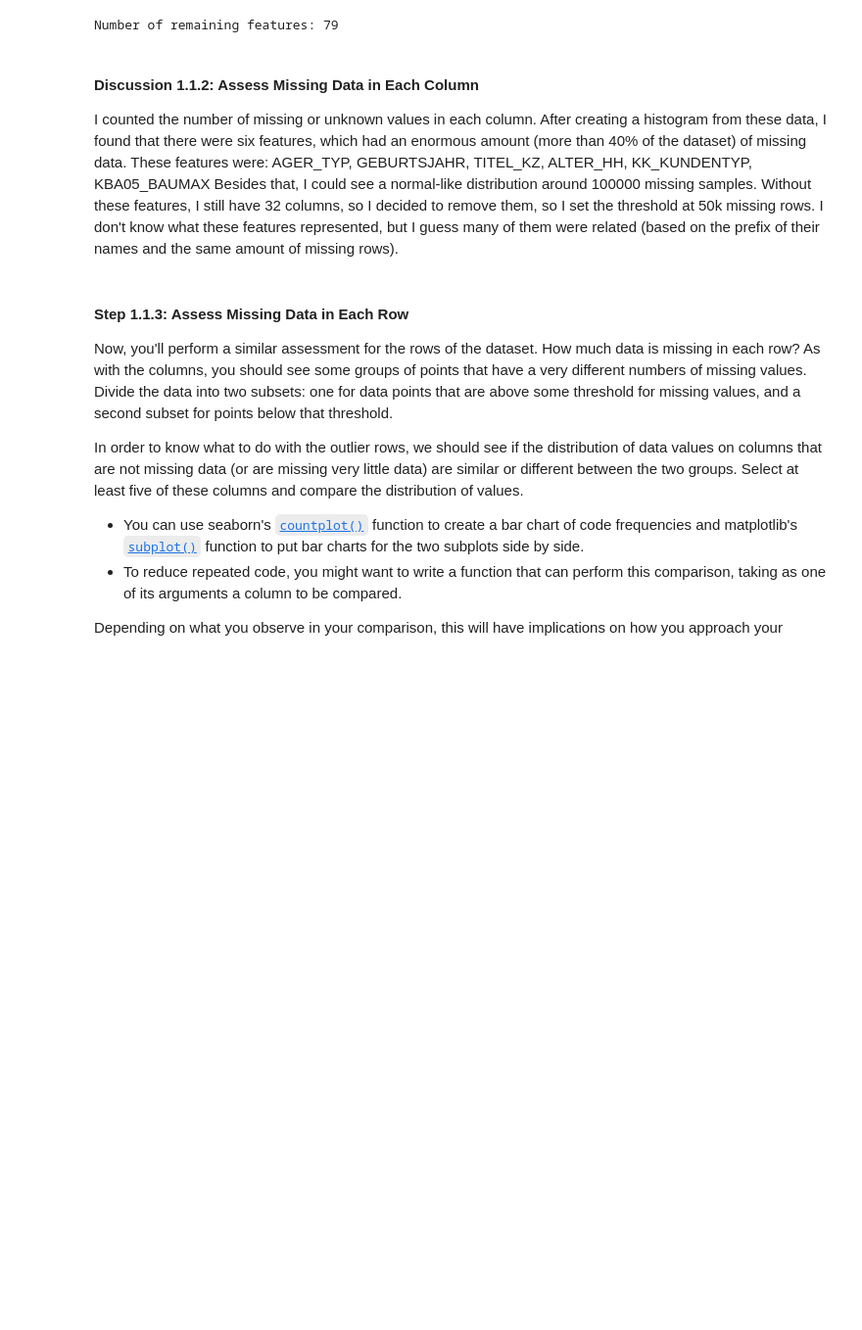
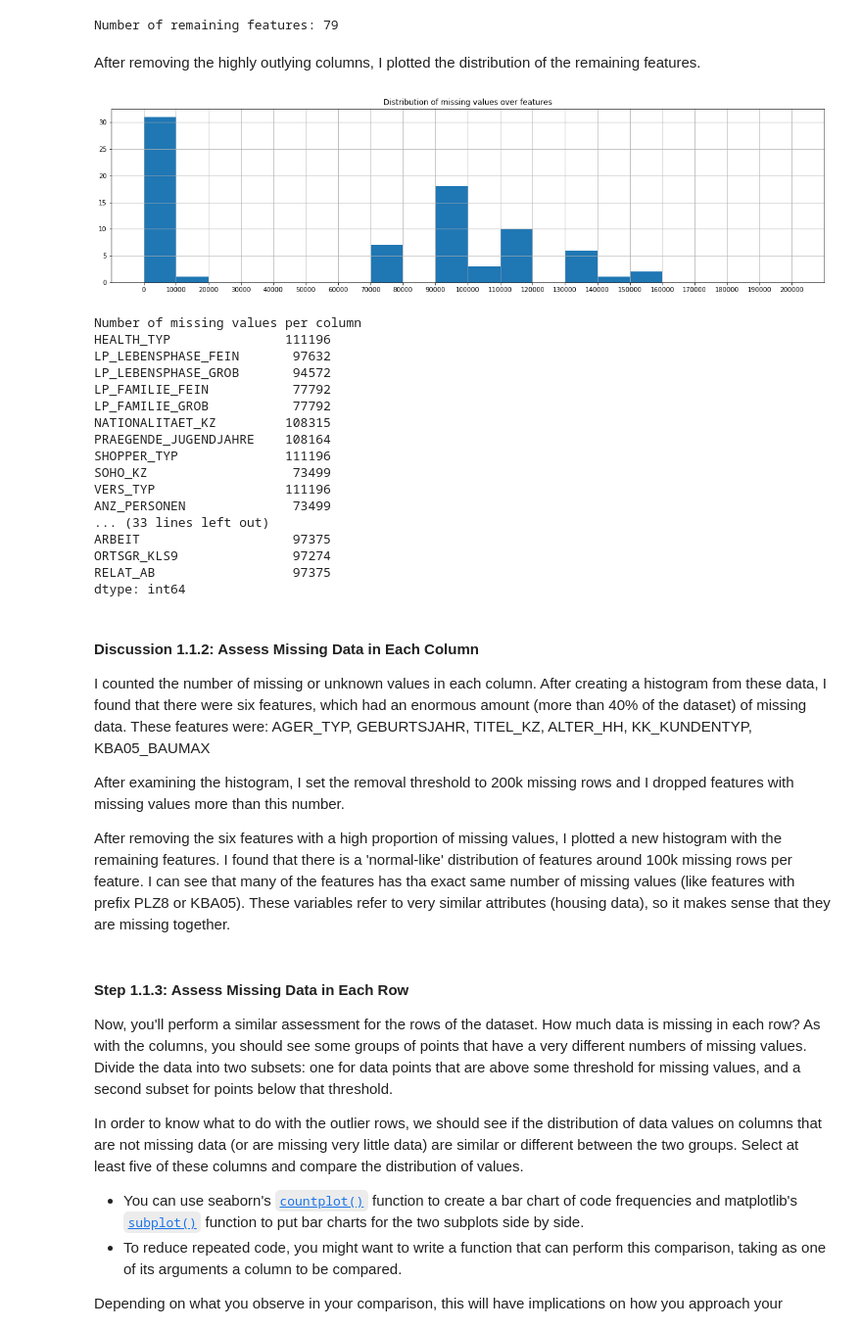
Before and after one commit to sborde/IMLTFND_CustomerSegments, a Jupyter notebook: Identify_Customer_Segments.ipynb, the cells around one changed output. Shown: that part at 98% size. Drawn from its saved outputs; the diff is of its cells as text; code cells hidden in the pictures; blank space fills up the shorter version.

Commit message:
fix: Removing of features changed

```diff
--- a/Identify_Customer_Segments.ipynb
+++ b/Identify_Customer_Segments.ipynb
@@ -174,15 +174,48 @@ These attributes have a lot of missing values, so I decided to remove them.
 # engineering tasks such as re-encoding and imputation later.)
 outlier_feature_names = nan_per_col[outlier_flag].index
 azdias.drop(columns=outlier_feature_names, inplace=True)
+nan_per_col.drop(outlier_feature_names, inplace=True)
 # %%
 print(f'Number of remaining features: {azdias.shape[1]}')
 # %% [output]
 Number of remaining features: 79
+# %% [markdown]
+After removing the highly outlying columns, I plotted the distribution of the remaining features.
+# %%
+plt.figure(figsize=(20, 5))
+nan_per_col.hist(bins=np.linspace(0, 2e5, 21))
+plt.xticks(np.linspace(0, 2e5, 21))
+plt.title('Distribution of missing values over features')
+plt.show()
+outlier_flag = nan_per_col>50000
+print('Number of missing values per column')
+print(nan_per_col.loc[outlier_flag])
+# %% [output]
+[figure, added]
+Number of missing values per column
+HEALTH_TYP               111196
+LP_LEBENSPHASE_FEIN       97632
+LP_LEBENSPHASE_GROB       94572
+LP_FAMILIE_FEIN           77792
+LP_FAMILIE_GROB           77792
+NATIONALITAET_KZ         108315
+PRAEGENDE_JUGENDJAHRE    108164
+SHOPPER_TYP              111196
+SOHO_KZ                   73499
+VERS_TYP                 111196
+ANZ_PERSONEN              73499
+... (33 lines left out)
+ARBEIT                    97375
+ORTSGR_KLS9               97274
+RELAT_AB                  97375
+dtype: int64
 # %% [markdown]
 #### Discussion 1.1.2: Assess Missing Data in Each Column
 I counted the number of missing or unknown values in each column. After creating a histogram from these data, I found that there were six features, which had an enormous amount (more than 40% of the dataset) of missing data. These features were: AGER_TYP, GEBURTSJAHR, TITEL_KZ, ALTER_HH, KK_KUNDENTYP, KBA05_BAUMAX
-Besides that, I could see a normal-like distribution around 100000 missing samples. Without these features, I still have 32 columns, so I decided to remove them, so I set the threshold at 50k missing rows.
-I don't know what these features represented, but I guess many of them were related (based on the prefix of their names and the same amount of missing rows).
+
+After examining the histogram, I set the removal threshold to 200k missing rows and I dropped features with missing values more than this number.
+
+After removing the six features with a high proportion of missing values, I plotted a new histogram with the remaining features. I found that there is a 'normal-like' distribution of features around 100k missing rows per feature. I can see that many of the features has tha exact same number of missing values (like features with prefix PLZ8 or KBA05). These variables refer to very similar attributes (housing data), so it makes sense that they are missing together.
 # %% [markdown]
 #### Step 1.1.3: Assess Missing Data in Each Row
 
```
Also changed, not shown: parts of 1 cell of this notebook.
